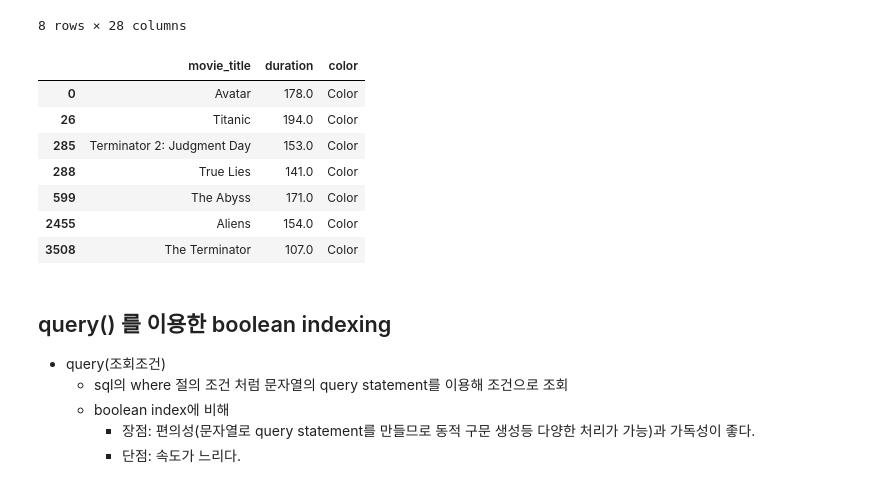
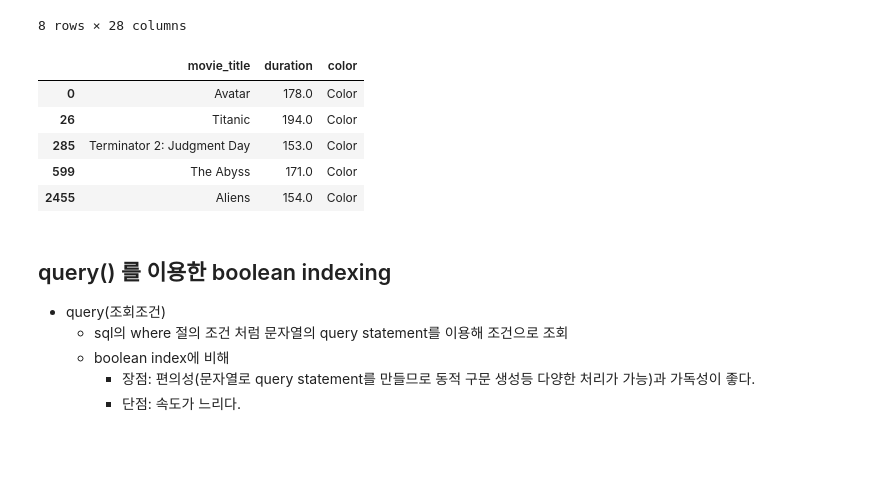
Before and after one commit to clerknek/PlayData, a Jupyter notebook: 02_Pandas/02_Pandas_DataFrame.ipynb, the cells around one changed output. Cells and saved outputs as stored; diff of their text form; code cells hidden in the pictures; blank space fills up the shorter version.

```diff
--- a/02_Pandas/02_Pandas_DataFrame.ipynb
+++ b/02_Pandas/02_Pandas_DataFrame.ipynb
@@ -1386,9 +1387,3 @@ g2.filter(regex="\w{5,}")  # 컬럼 명이 5글자 이상인 컬럼들을 조회
 <b style='font-size:2.2em'>TODO</b>
 
 다음은 movie dataframe을 이용해 아래 코드를 작성하시오.
-# %%
-import pandas as pd
-import numpy as np
-
-movie = pd.read_csv("data/movie.csv")
-movie
@@ -1692,9 +1694,3 @@ g2.iloc[[1,3], :4]
 # %% [markdown]
 <b style='font-size:2.2em'>TODO</b>
 - movie dataframe을 이용해 loc과 iloc관련해 다음을 작성
-# %%
-import pandas as pd
-import numpy as np
-
-movie = pd.read_csv("data/movie.csv")
-movie
@@ -2010,16 +1993,14 @@ movie[movie['director_name']=='Quentin Tarantino']
 8 rows × 28 columns
 # %%
 # 4. James Cameron의 영화중 상영시간이 150분 이상인 영화들의 제목(movie_title), 상영시간(duration), 컬러여부(color) 조회
-movie.loc[movie['director_name']=='James Cameron', ['movie_title', 'duration', 'color']]
+movie.loc[(movie['director_name']=='James Cameron') &(movie['duration']>=150), ['movie_title', 'duration', 'color']]
 # %% [output]
 |  | movie_title | duration | color |
 | 0 | Avatar | 178.0 | Color |
 | 26 | Titanic | 194.0 | Color |
 | 285 | Terminator 2: Judgment Day | 153.0 | Color |
-| 288 | True Lies | 141.0 | Color |
 | 599 | The Abyss | 171.0 | Color |
 | 2455 | Aliens | 154.0 | Color |
-| 3508 | The Terminator | 107.0 | Color |
 # %% [markdown]
 ## query() 를 이용한 boolean indexing
 - query(조회조건)
```
Also changed, not shown: parts of 12 cells of this notebook, 2 other files.
